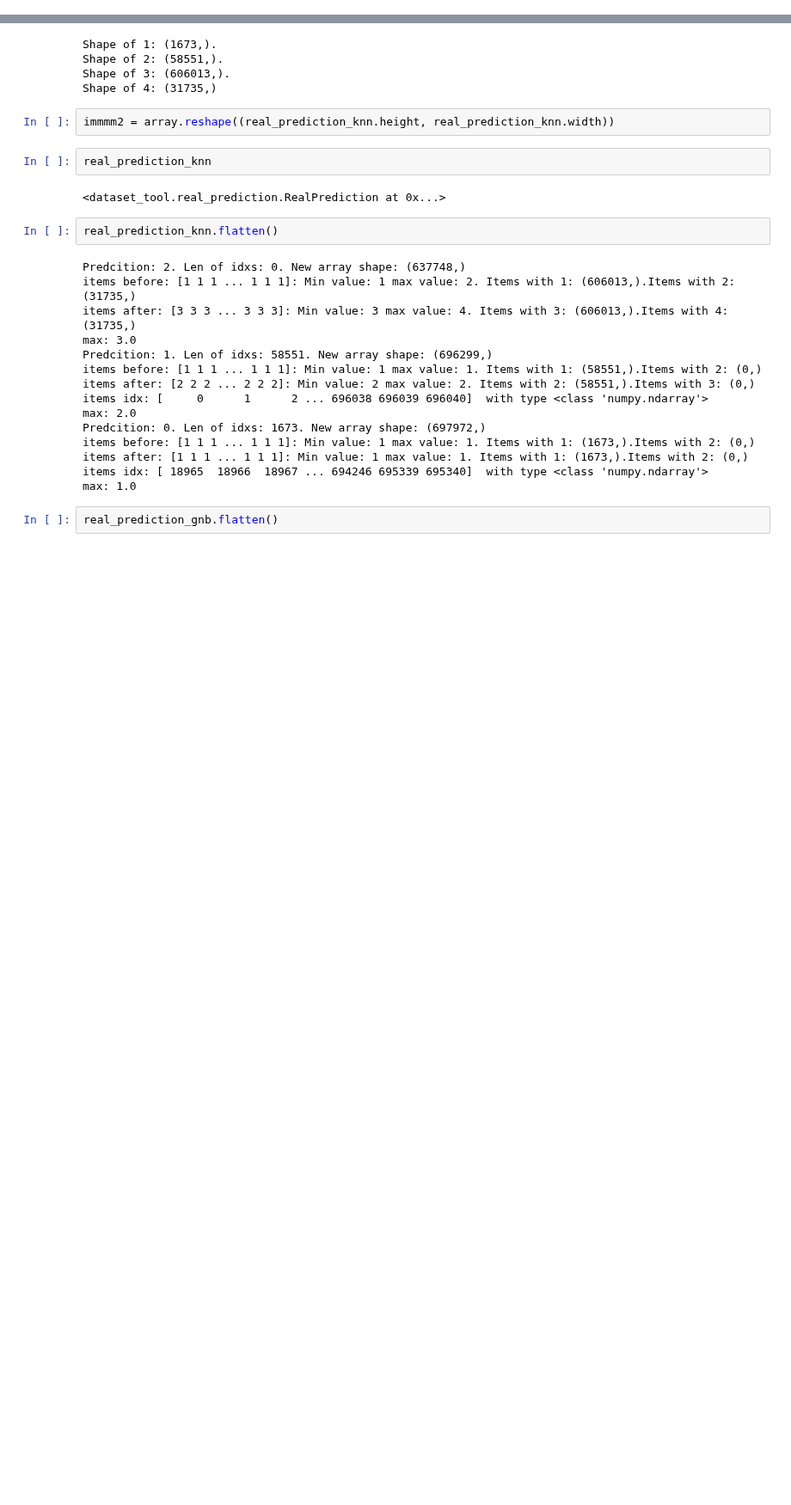
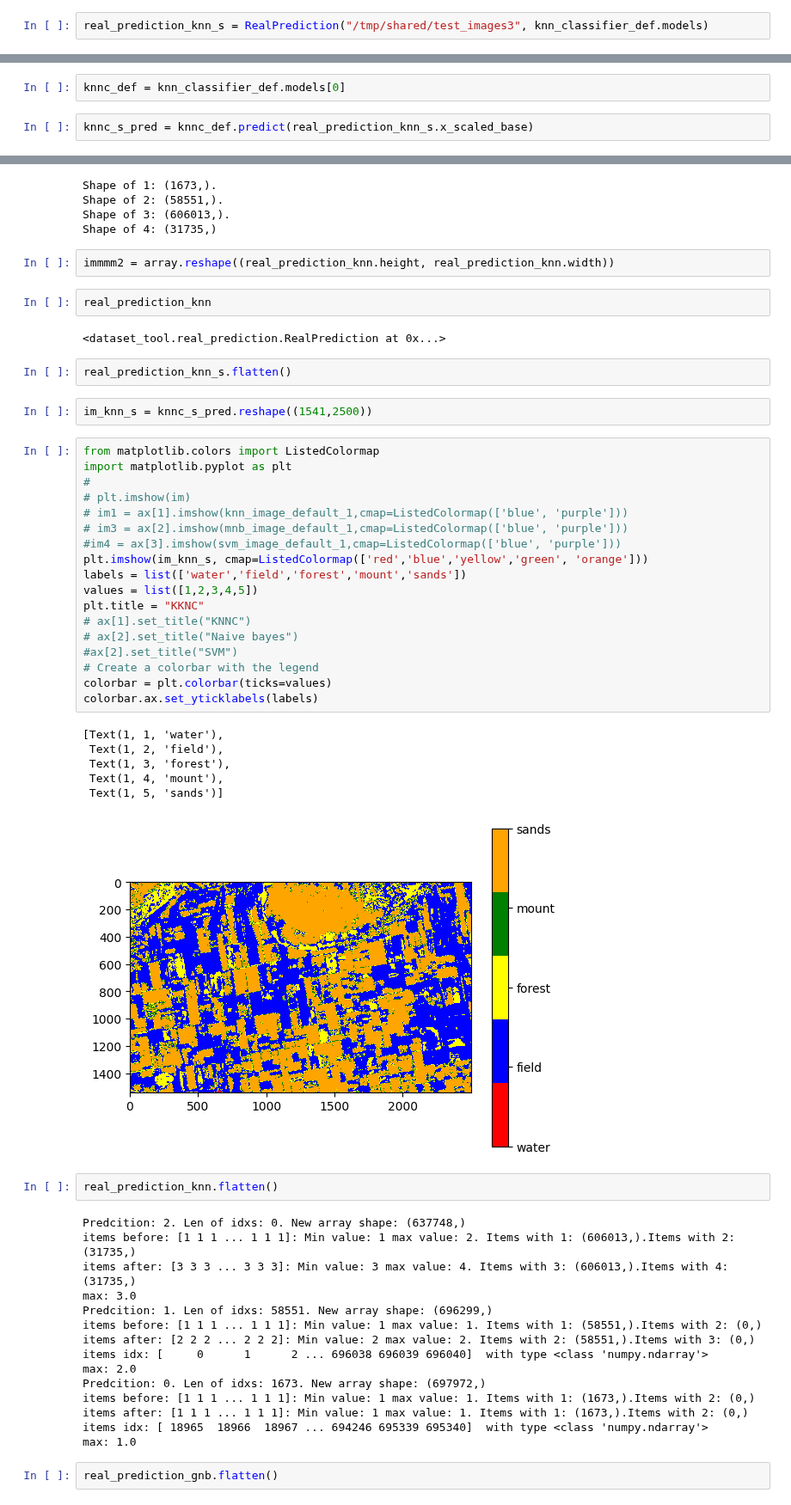
Before and after one commit to angpysha/Satellite_Imagery_Analysis, a Jupyter notebook: Classification/dataset_5_binary_tree_ver_2.ipynb, the cells around one changed output, grey strips where cells are left out. Shown at 86% size. Saved outputs shown, nothing was run; the diff lists cells and outputs as text; blank space fills up the shorter version.

```diff
--- a/Classification/dataset_5_binary_tree_ver_2.ipynb
+++ b/Classification/dataset_5_binary_tree_ver_2.ipynb
@@ -160,3 +177,5 @@ knn_classifier.models
+# %%
+real_prediction_knn_s = RealPrediction("/tmp/shared/test_images3", knn_classifier_def.models)
 # %%
 real_prediction_knn = RealPrediction("/tmp/shared/dataset4/2", knn_classifier.models)
 # %%
@@ -167,6 +186,10 @@ real_prediction_gnb = RealPrediction("/tmp/shared/dataset4/2", gnb_classifier.mo
 knn_classifier.models
 # %% [output]
 [KNeighborsClassifier(), KNeighborsClassifier(), KNeighborsClassifier()]
+# %%
+knnc_def = knn_classifier_def.models[0]
+# %%
+knnc_s_pred = knnc_def.predict(real_prediction_knn_s.x_scaled_base)
 # %%
 real_prediction_knn.predict()
 # %%
@@ -220,6 +243,35 @@ immmm2 = array.reshape((real_prediction_knn.height, real_prediction_knn.width))
 real_prediction_knn
 # %% [output]
 <dataset_tool.real_prediction.RealPrediction at 0x...>
+# %%
+real_prediction_knn_s.flatten()
+# %%
+im_knn_s = knnc_s_pred.reshape((1541,2500))
+# %%
+from matplotlib.colors import ListedColormap
+import matplotlib.pyplot as plt
+#
+# plt.imshow(im)
+# im1 = ax[1].imshow(knn_image_default_1,cmap=ListedColormap(['blue', 'purple']))
+# im3 = ax[2].imshow(mnb_image_default_1,cmap=ListedColormap(['blue', 'purple']))
+#im4 = ax[3].imshow(svm_image_default_1,cmap=ListedColormap(['blue', 'purple']))
+plt.imshow(im_knn_s, cmap=ListedColormap(['red','blue','yellow','green', 'orange']))
+labels = list(['water','field','forest','mount','sands'])
+values = list([1,2,3,4,5])
+plt.title = "KKNC"
+# ax[1].set_title("KNNC")
+# ax[2].set_title("Naive bayes")
+#ax[2].set_title("SVM")
+# Create a colorbar with the legend
+colorbar = plt.colorbar(ticks=values)
+colorbar.ax.set_yticklabels(labels)
+# %% [output]
+[Text(1, 1, 'water'),
+ Text(1, 2, 'field'),
+ Text(1, 3, 'forest'),
+ Text(1, 4, 'mount'),
+ Text(1, 5, 'sands')]
+[figure, added]
 # %%
 real_prediction_knn.flatten()
 # %% [output]
```
Also changed, not shown: parts of 8 cells of this notebook, 13 other files.
